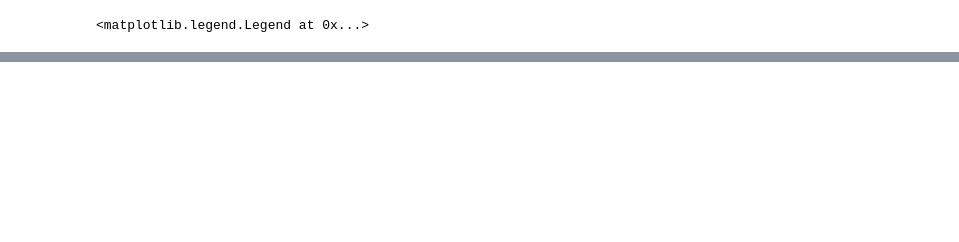
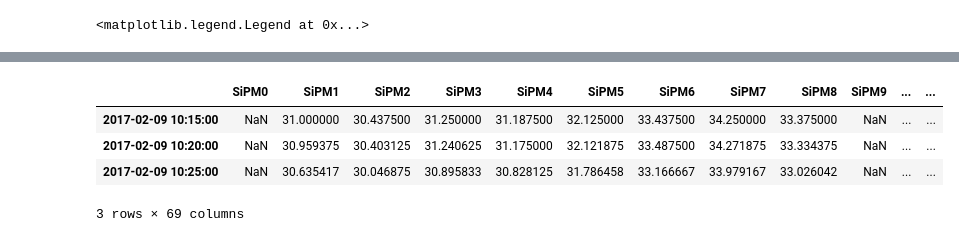
Before and after one commit to atfienberg/slowControlDBPlots, a Jupyter notebook: sipmTemps.ipynb, the cells around one changed output, grey strips where cells are left out. Saved outputs shown, nothing was run; the diff lists cells and outputs as text; code cells hidden in the pictures; blank space fills up the shorter version.

```diff
--- a/sipmTemps.ipynb
+++ b/sipmTemps.ipynb
@@ -98,0 +122,9 @@ tempframe.loc[:,'row 0':'row 5'].plot()
+# %%
+resampled = tempframe.resample('5T').mean()
+resampled[:3]
+# %% [output]
+|  | SiPM0 | SiPM1 | SiPM2 | SiPM3 | SiPM4 | SiPM5 | SiPM6 | SiPM7 | SiPM8 | SiPM9 | ... | ... |
+| 2017-02-09 10:15:00 | NaN | 31.000000 | 30.437500 | 31.250000 | 31.187500 | 32.125000 | 33.437500 | 34.250000 | 33.375000 | NaN | ... | ... |
+| 2017-02-09 10:20:00 | NaN | 30.959375 | 30.403125 | 31.240625 | 31.175000 | 32.121875 | 33.487500 | 34.271875 | 33.334375 | NaN | ... | ... |
+| 2017-02-09 10:25:00 | NaN | 30.635417 | 30.046875 | 30.895833 | 30.828125 | 31.786458 | 33.166667 | 33.979167 | 33.026042 | NaN | ... | ... |
+3 rows × 69 columns
```
Also changed, not shown: parts of 10 cells of this notebook.
